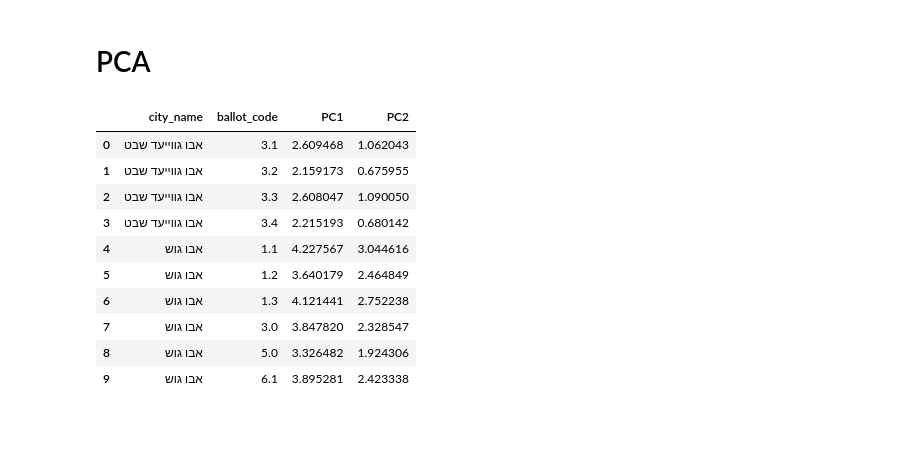
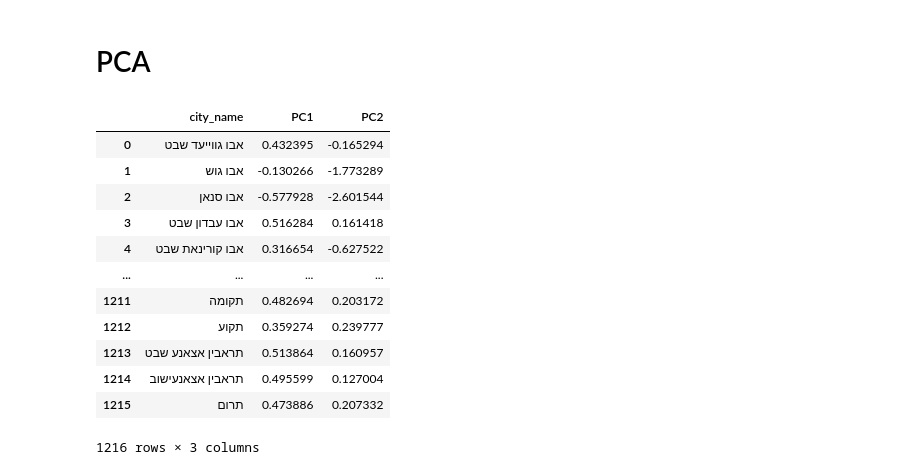
Before and after one commit to JohnniesHere/Machine-Learning-Course, a Jupyter notebook: Assignment_1/Election_Data_Analysis/Demonstration_book.ipynb, the cells around one changed output. Cells and saved outputs as stored; diff of their text form; code cells hidden in the pictures; blank space fills up the shorter version.

```diff
--- a/Assignment_1/Election_Data_Analysis/Demonstration_book.ipynb
+++ b/Assignment_1/Election_Data_Analysis/Demonstration_book.ipynb
@@ -28,9 +29,9 @@ First 5 rows of the data:
 from Data_Manager import group_and_aggregate_data
 
 # Grouping the data by the 'city' column and summing the 'votes' column
-city_votes = group_and_aggregate_data(data, 'city_name', 'sum')
+agg_city_votes = group_and_aggregate_data(data, 'city_name', 'sum')
 print("\nTotal votes per city:")
 # Displaying all rows of the grouped data
-city_votes
+agg_city_votes
 # %% [output]
 Total votes per city:
@@ -52,15 +52,11 @@ Total votes per city:
 # Removing sparse columns
 # %%
 # Import required functions
-from Data_Manager import load_data, remove_sparse_columns
-
-# Load the data
-data = load_data('Data_Files/knesset_25.xlsx')
+from Data_Manager import remove_sparse_columns
 
 # Apply threshold
 threshold = 100000
-filtered_df = remove_sparse_columns(data,threshold)
-
+filtered_df = remove_sparse_columns(agg_city_votes,threshold)
 filtered_df
 # %% [output]
 |  | city_name | ballot_code | party_avoda | party_agudat_israel | party_daled | party_vavmem | party_tet | ... |
@@ -81,18 +77,22 @@ filtered_df
 # %%
 # import function of PCA reduction
 from Data_Manager import dimensionality_reduction
-meta_cols = ["city_name","ballot_code"]     #the meta columns we want to not be reduced
-top_parties = dimensionality_reduction(filtered_df,2, meta_cols)
-top_parties.head(10)
+
+meta_cols = ['city_name', 'ballot_code']    #the meta columns we want to not be reduced
+# create the pca DataFrame from the aggregated DataFrame
+pca_df = dimensionality_reduction(filtered_df, 2, ['city_name', 'ballot_code']).drop(columns = 'ballot_code')
+pca_df
 # %% [output]
-|  | city_name | ballot_code | PC1 | PC2 |
-| 0 | אבו גווייעד שבט | 3.1 | 2.609468 | 1.062043 |
-| 1 | אבו גווייעד שבט | 3.2 | 2.159173 | 0.675955 |
-| 2 | אבו גווייעד שבט | 3.3 | 2.608047 | 1.090050 |
-| 3 | אבו גווייעד שבט | 3.4 | 2.215193 | 0.680142 |
-| 4 | אבו גוש | 1.1 | 4.227567 | 3.044616 |
-| 5 | אבו גוש | 1.2 | 3.640179 | 2.464849 |
-| 6 | אבו גוש | 1.3 | 4.121441 | 2.752238 |
-| 7 | אבו גוש | 3.0 | 3.847820 | 2.328547 |
-| 8 | אבו גוש | 5.0 | 3.326482 | 1.924306 |
-| 9 | אבו גוש | 6.1 | 3.895281 | 2.423338 |
+|  | city_name | PC1 | PC2 |
+| 0 | אבו גווייעד שבט | 0.432395 | -0.165294 |
+| 1 | אבו גוש | -0.130266 | -1.773289 |
+| 2 | אבו סנאן | -0.577928 | -2.601544 |
+| 3 | אבו עבדון שבט | 0.516284 | 0.161418 |
+| 4 | אבו קורינאת שבט | 0.316654 | -0.627522 |
+| ... | ... | ... | ... |
+| 1211 | תקומה | 0.482694 | 0.203172 |
+| 1212 | תקוע | 0.359274 | 0.239777 |
+| 1213 | תראבין אצאנע שבט | 0.513864 | 0.160957 |
+| 1214 | תראבין אצאנעישוב | 0.495599 | 0.127004 |
+| 1215 | תרום | 0.473886 | 0.207332 |
+1216 rows × 3 columns
```
Also changed, not shown: parts of 3 cells of this notebook, 1 other file.
